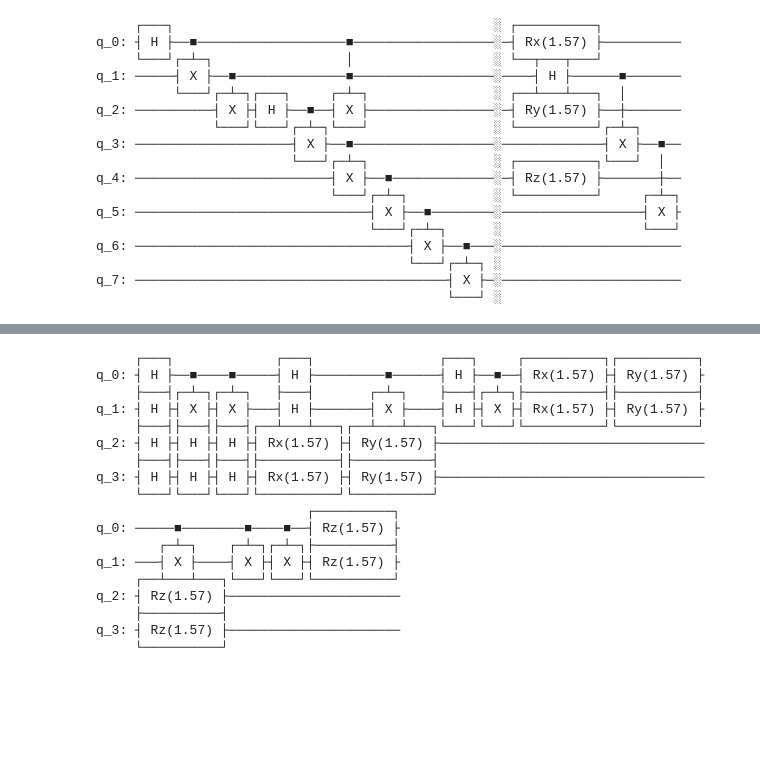
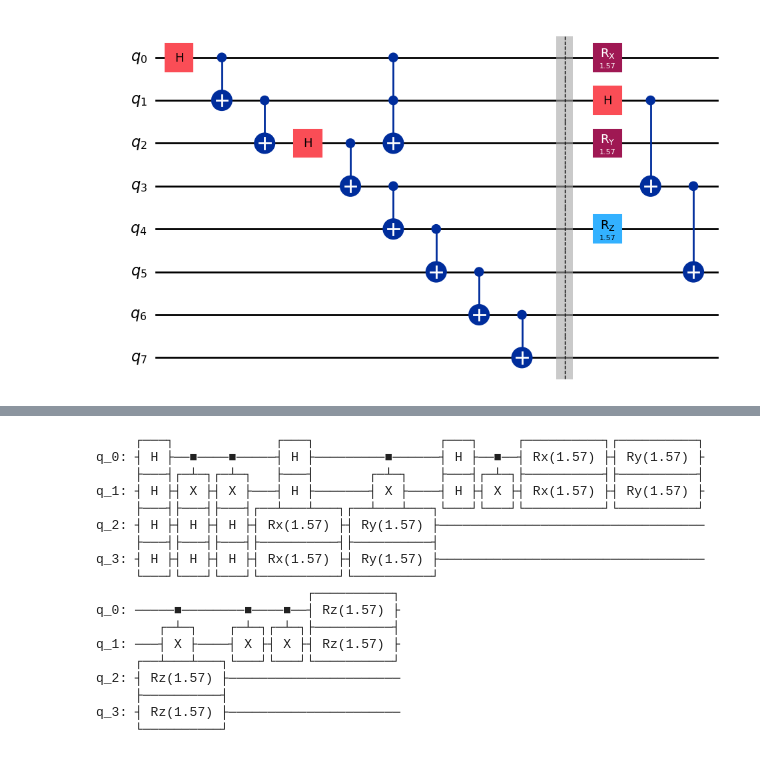
Before and after one commit to awshaffar/google_dmon, a Jupyter notebook: experiments.ipynb, the cells around one changed output, grey strips where cells are left out. Drawn from its saved outputs; the diff is of its cells as text; code cells hidden in the pictures; blank space fills up the shorter version.

```diff
--- a/experiments.ipynb
+++ b/experiments.ipynb
@@ -178,51 +41,24 @@ nx.draw(architecture, with_labels=True)
 # %%
 # Create a complex quantum circuit
 qc = QuantumCircuit(8)
 qc.h(0)
 qc.cx(0, 1)
 qc.cx(1, 2)
 qc.h(2)
 qc.cx(2, 3)
 qc.cx(3, 4)
 qc.cx(4, 5)
 qc.cx(5, 6)
 qc.cx(6, 7)
 qc.ccx(0, 1, 2)
 qc.barrier()
 qc.h(1)
 qc.cx(1, 3)
 qc.cx(3, 5)
 qc.rx(1.57, 0)
 qc.ry(1.57, 2)
 qc.rz(1.57, 4)
 
-# Function to add teleportation between qubits q1 and q2
-def add_teleportation(circuit, q1, q2):
-    circuit.h(q1)
-    circuit.cx(q1, q1 + 1)
-    circuit.cx(q2, q1 + 1)
-    circuit.h(q2)
-    circuit.measure(q2, 0)
-    circuit.measure(q1 + 1, 1)
-    circuit.cx(q1, q2)
-    circuit.cz(q1, q2)
-
-qc.draw()
+qc.draw('mpl')
 # %% [output]
-     ┌───┐                                         ░ ┌──────────┐
-q_0: ┤ H ├──■───────────────────■──────────────────░─┤ Rx(1.57) ├──────────
-     └───┘┌─┴─┐                 │                  ░ └──┬───┬───┘
-q_1: ─────┤ X ├──■──────────────■──────────────────░────┤ H ├──────■───────
-          └───┘┌─┴─┐┌───┐     ┌─┴─┐                ░ ┌──┴───┴───┐  │
-q_2: ──────────┤ X ├┤ H ├──■──┤ X ├────────────────░─┤ Ry(1.57) ├──┼───────
-               └───┘└───┘┌─┴─┐└───┘                ░ └──────────┘┌─┴─┐
-q_3: ────────────────────┤ X ├──■──────────────────░─────────────┤ X ├──■──
-                         └───┘┌─┴─┐                ░ ┌──────────┐└───┘  │
-q_4: ─────────────────────────┤ X ├──■─────────────░─┤ Rz(1.57) ├───────┼──
-                              └───┘┌─┴─┐           ░ └──────────┘     ┌─┴─┐
-q_5: ──────────────────────────────┤ X ├──■────────░──────────────────┤ X ├
-                                   └───┘┌─┴─┐      ░                  └───┘
-q_6: ───────────────────────────────────┤ X ├──■───░───────────────────────
-                                        └───┘┌─┴─┐ ░
-q_7: ────────────────────────────────────────┤ X ├─░───────────────────────
-                                             └───┘ ░
+[figure, added]
```
Also changed, not shown: parts of 26 cells of this notebook.
